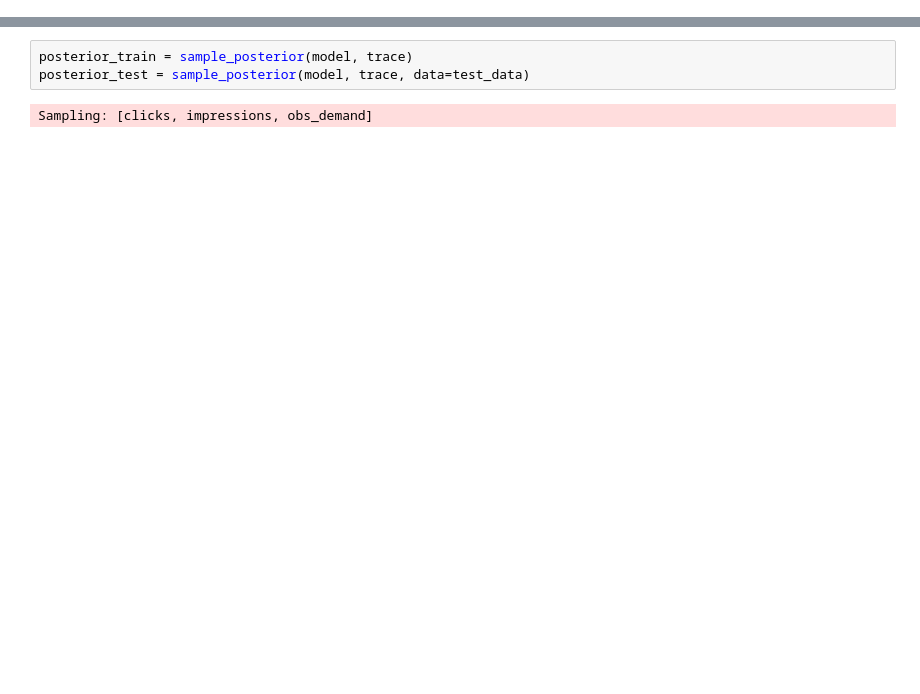
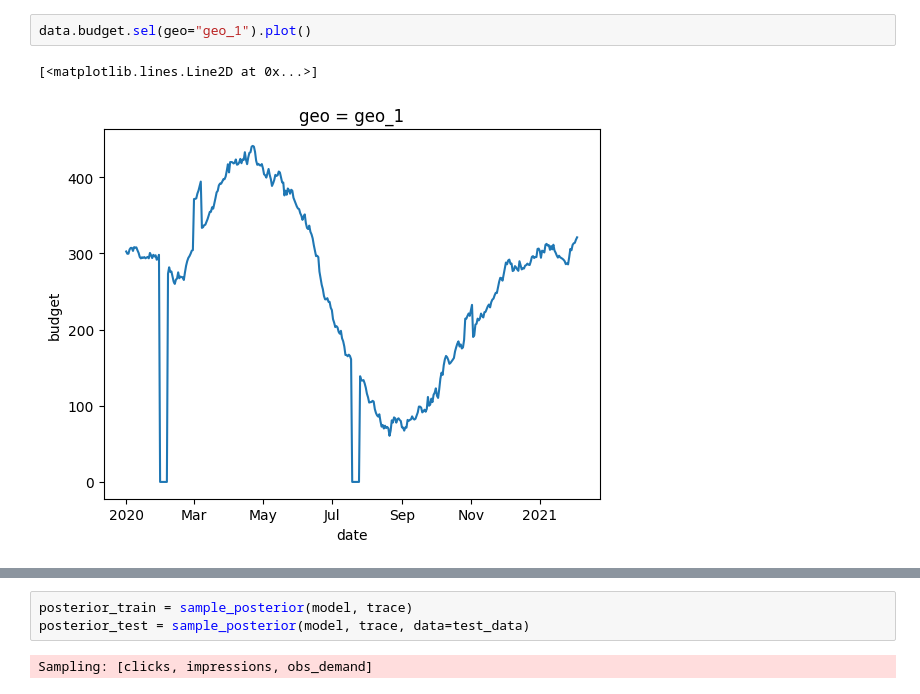
Before and after one commit to redam94/search-click-prediction, a Jupyter notebook: notebooks/test_model.ipynb, the cells around one changed output, grey strips where cells are left out. Drawn from its saved outputs; the diff is of its cells as text; blank space fills up the shorter version.

```diff
--- a/notebooks/test_model.ipynb
+++ b/notebooks/test_model.ipynb
@@ -497,0 +28,5 @@ def sample_posterior(model, trace, data=None):
+# %%
+data.budget.sel(geo="geo_1").plot()
+# %% [output]
+[<matplotlib.lines.Line2D at 0x...>]
+[figure, added]
```
Also changed, not shown: parts of 57 cells of this notebook, 5 other files.
